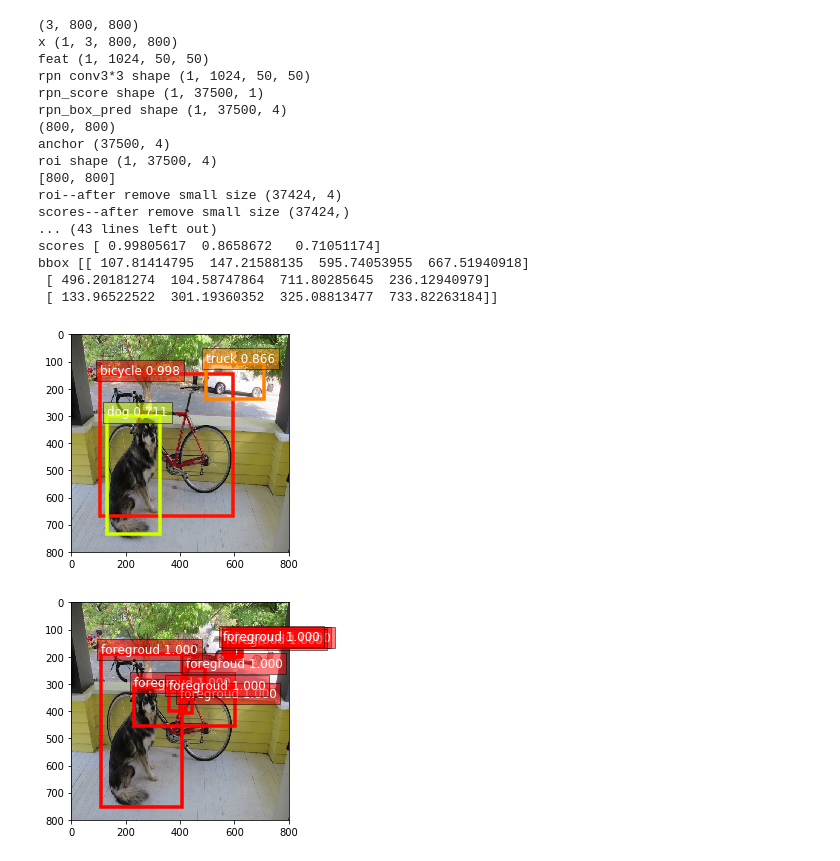
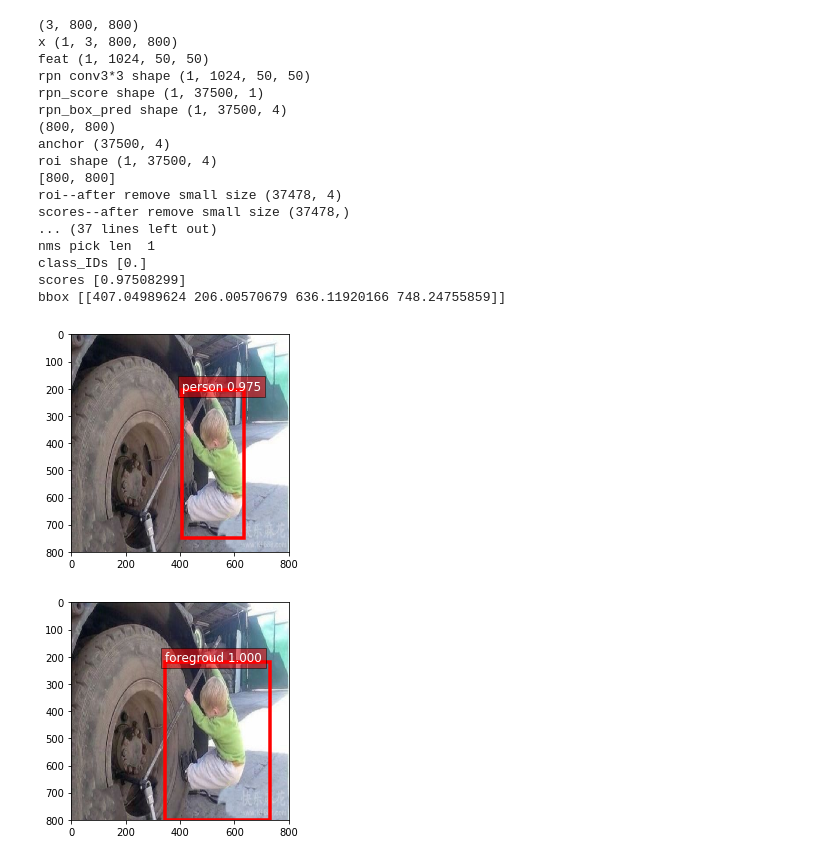
Before and after one commit to kylestones/faster_r-cnn, a Jupyter notebook: faster_r-cnn-self.ipynb, the cells around one changed output. Saved outputs shown, nothing was run; the diff lists cells and outputs as text; code cells hidden in the pictures.

```diff
--- a/faster_r-cnn-self.ipynb
+++ b/faster_r-cnn-self.ipynb
@@ -230,29 +230,31 @@ def anchor_gen(ratios, scales, width, height, stride):
         for r in ratios:
             # 使用 ROIAlign 不必在取整数
             w = s / np.sqrt(r)
-            w = (w * 0.5)
             h = s * np.sqrt(r)
-            h = (h * 0.5)
-            anchor.append([-w, -h, w, h])
+            anchor.append([0, 0, w, h])
 
     anchor = np.array(anchor)
+    #print("all diff anchor", anchor)
 
     x = range(width)
     y = range(height)
     x, y = np.meshgrid(x, y)
 
-    offsets = np.concatenate((x[:,:,np.newaxis], y[:,:,np.newaxis], x[:,:,np.newaxis], y[:,:,np.newaxis]), axis = -1)
+    offsets = np.concatenate((x[:,:,np.newaxis], y[:,:,np.newaxis], np.zeros_like(x[:,:,np.newaxis]), np.zeros_like(y[:,:,np.newaxis])), axis = -1)
     offsets *= stride
     offsets = offsets.astype(np.float64)
     #print(offsets.shape)
     #print(offsets)
     # 中心点需要向右下角偏移 stride // 2
-    offsets += stride / 2
-    #print(offsets)
+    offsets[:,:,:2] += stride / 2
+    #print("offset", offsets)
 
     anchor = anchor.reshape(1, -1, 4) + offsets.reshape(-1,1,4)
     anchor = anchor.reshape(-1, 4)
+    #print("anchor", anchor)
 
+    anchor = center2corner(anchor)
+    #print("anchor", anchor)
     anchor = bbox_clip_by_img(anchor, (width*stride, height*stride))
     anchor = corner2center(anchor)
     return anchor
@@ -593,15 +597,16 @@ def preprocessing_img(imgname, mean=(0.485, 0.456, 0.406), std=(0.229, 0.224, 0.
     # img.expand_dims(0) 由 CHW -> BCHW
     return img.expand_dims(0), orig_img
 # %%
-imgname = '1.jpg'
+imgname = 'Machine-Learning.png'
 imgname = '2.jpg'
 imgname = 'eagle.jpg'
-imgname = 'person.jpg'
-imgname = 'biking.jpg'
-imgname = '3.jpg'
 imgname = 'giraffe.jpg'
 imgname = 'horses.jpg'
 imgname = 'dog.jpg'
+imgname = 'biking.jpg'
+imgname = 'person.jpg'
+imgname = '3.jpg'
+imgname = '1.jpg'
 
 x, img = preprocessing_img(imgname)
 y = net(x)
@@ -616,13 +621,13 @@ rpn_box_pred shape (1, 37500, 4)
 anchor (37500, 4)
 roi shape (1, 37500, 4)
 [800, 800]
-roi--after remove small size (37424, 4)
-scores--after remove small size (37424,)
-... (43 lines left out)
-scores [ 0.99805617  0.8658672   0.71051174]
-bbox [[ 107.81414795  147.21588135  595.74053955  667.51940918]
- [ 496.20181274  104.58747864  711.80285645  236.12940979]
- [ 133.96522522  301.19360352  325.08813477  733.82263184]]
+roi--after remove small size (37478, 4)
+scores--after remove small size (37478,)
+... (37 lines left out)
+nms pick len  1
+class_IDs [0.]
+scores [0.97508299]
+bbox [[407.04989624 206.00570679 636.11920166 748.24755859]]
 # %%
 %matplotlib inline
 
@@ -635,17 +640,17 @@ ax = utils.viz.plot_bbox(img, bounding_boxs, scores,
                          class_IDs, class_names=classes_name)
 plt.show()
 # %% [output]
-[figure, old version]
+[figure, new version]
 # %%
 # 查看 proposal 的情况
-num = 10
+num = 1
 rpn_cls_id = np.zeros(num)
-classes_name = ['foregroud', 'backgroud']
+obj_name = ['foregroud', 'backgroud']
 ax = utils.viz.plot_bbox(img, plt_rpn_box[:num], plt_rpn_score[:num],
-                         rpn_cls_id[:num], class_names=classes_name)
+                         rpn_cls_id[:num], class_names=obj_name)
 plt.show()
 # %% [output]
-[figure, old version]
+[figure, new version]
 # %%
 # 如果是初次运行，需要先运行来保存模型参数
 from gluoncv import model_zoo
```
Also changed, not shown: parts of 1 cell of this notebook.
